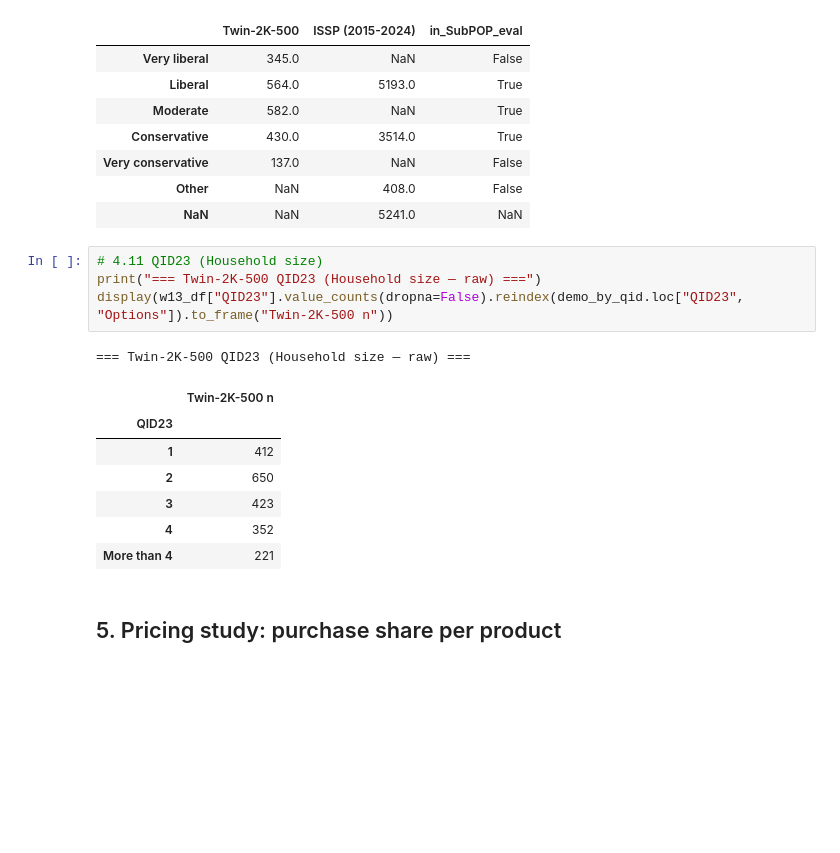
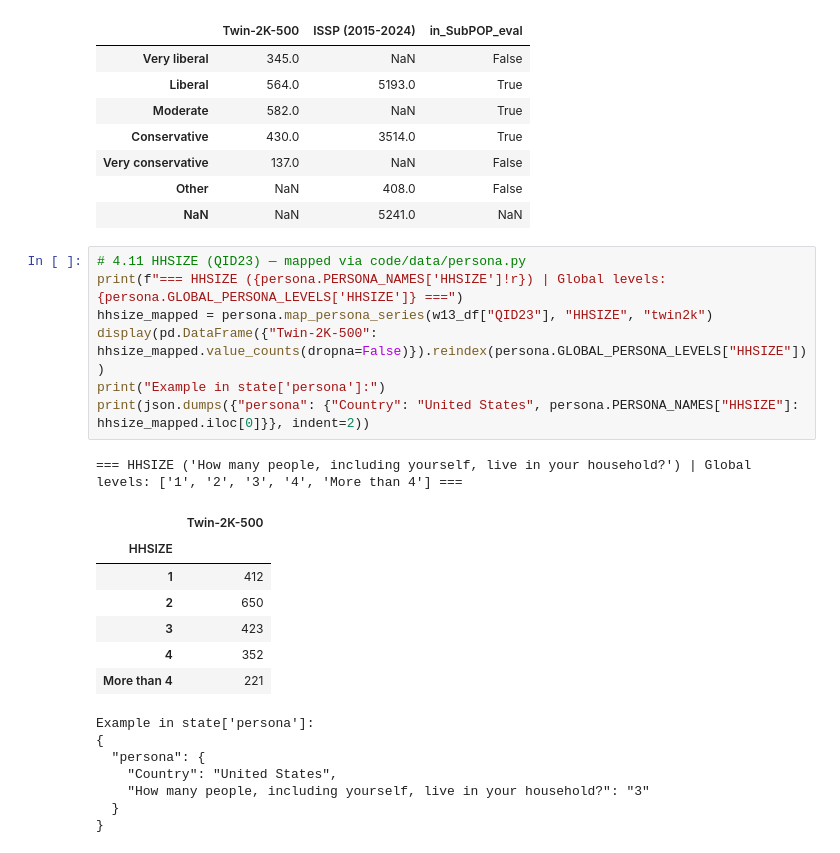
Before and after one commit to davoodwadi/decision-models-finetuning, a Jupyter notebook: code/data/Twin-2K-500/data.ipynb, the cells around one changed output. Cells and saved outputs as stored; diff of their text form; blank space fills up the shorter version.

Commit message:
separate the data loading pipeline and enable state sharing during inference

```diff
--- a/code/data/Twin-2K-500/data.ipynb
+++ b/code/data/Twin-2K-500/data.ipynb
@@ -839,17 +379,25 @@ display(pd.DataFrame({
 | Other | NaN | 408.0 | False |
 | NaN | NaN | 5241.0 | NaN |
 # %%
-# 4.11 QID23 (Household size)
-print("=== Twin-2K-500 QID23 (Household size — raw) ===")
-display(w13_df["QID23"].value_counts(dropna=False).reindex(demo_by_qid.loc["QID23", "Options"]).to_frame("Twin-2K-500 n"))
+# 4.11 HHSIZE (QID23) — mapped via code/data/persona.py
+print(f"=== HHSIZE ({persona.PERSONA_NAMES['HHSIZE']!r}) | Global levels: {persona.GLOBAL_PERSONA_LEVELS['HHSIZE']} ===")
+hhsize_mapped = persona.map_persona_series(w13_df["QID23"], "HHSIZE", "twin2k")
+display(pd.DataFrame({"Twin-2K-500": hhsize_mapped.value_counts(dropna=False)}).reindex(persona.GLOBAL_PERSONA_LEVELS["HHSIZE"]))
+print("Example in state['persona']:")
+print(json.dumps({"persona": {"Country": "United States", persona.PERSONA_NAMES["HHSIZE"]: hhsize_mapped.iloc[0]}}, indent=2))
 # %% [output]
-=== Twin-2K-500 QID23 (Household size — raw) ===
+=== HHSIZE ('How many people, including yourself, live in your household?') | Global levels: ['1', '2', '3', '4', 'More than 4'] ===
-|  | Twin-2K-500 n |
-| QID23 |  |
+|  | Twin-2K-500 |
+| HHSIZE |  |
 | 1 | 412 |
 | 2 | 650 |
 | 3 | 423 |
 | 4 | 352 |
 | More than 4 | 221 |
+Example in state['persona']:
+{
+  "persona": {
+    "Country": "United States",
+    "How many people, including yourself, live in your household?": "3"
+  }
+}
-# %% [markdown]
-## 5. Pricing study: purchase share per product
```
Also changed, not shown: parts of 23 cells of this notebook, 17 other files.
